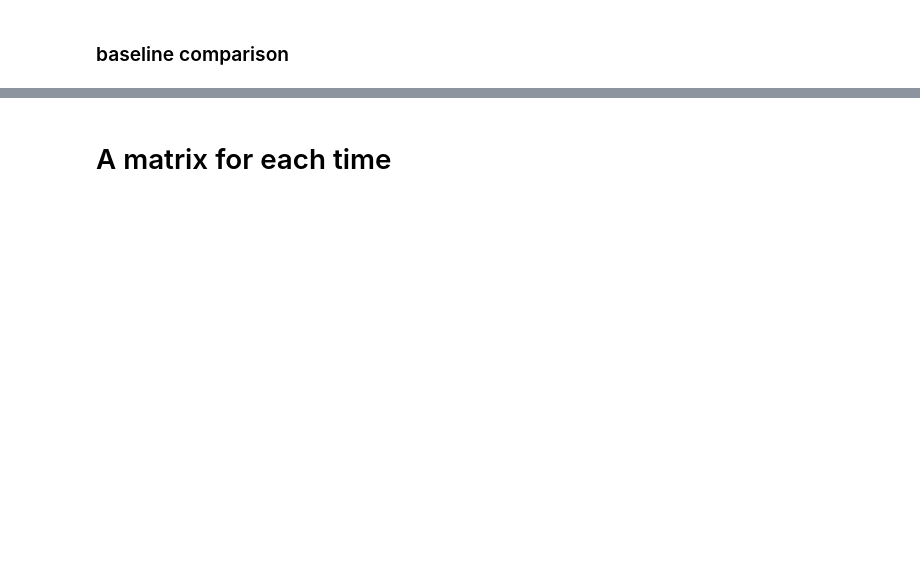
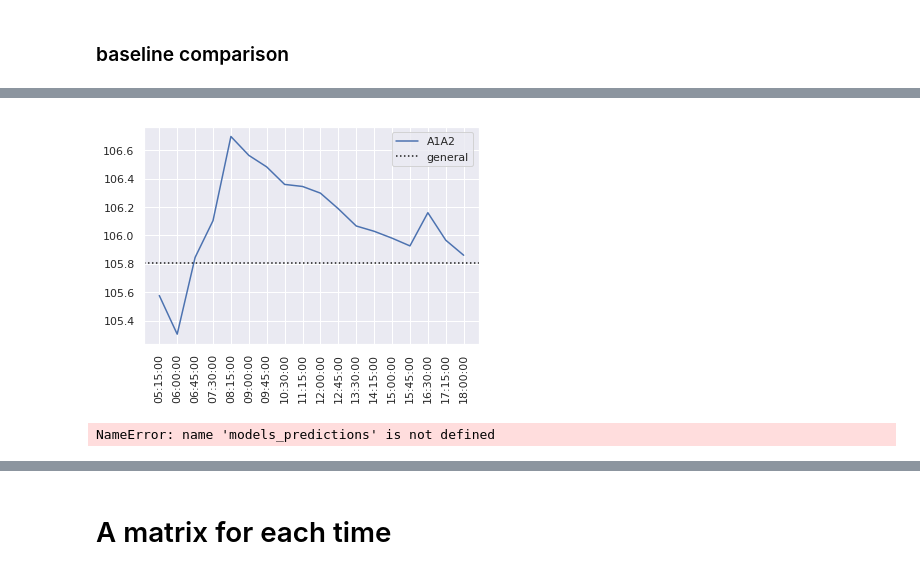
Before and after one commit to bourliam/PRIM, a Jupyter notebook: Notebooks/simple mlp models.ipynb, the cells around one changed output, grey strips where cells are left out. Cells and saved outputs as stored; diff of their text form; code cells hidden in the pictures; blank space fills up the shorter version.

```diff
--- a/Notebooks/simple mlp models.ipynb
+++ b/Notebooks/simple mlp models.ipynb
@@ -348,0 +818,44 @@ df.to_csv("../data/segment_flow.csv")
+# %%
+speedDF= pd.read_pickle("full_day_spped_df.pckl")
+# %%
+all_results_df = pd.read_pickle("allresults_vf3.pckl")
+# all_results_df = pd.read_pickle("allresults_tmp.pckl")
+# %%
+A1_results=all_results_df[['loss','t','left']][all_results_df['left']==True]
+
+A1_results=A1_results.assign(weighted_loss_A1=A1_results.apply(lambda x: (x['t'])*x['loss'] ,axis=1))
+# %%
+A2_results=all_results_df[['loss','t','left']][all_results_df['left']==False]
+
+A2_results=A2_results.assign(weighted_loss_A2=A2_results.apply(lambda x: (55-x['t'])*x['loss'] ,axis=1))
+# %%
+quarters = np.unique(pd.to_datetime(speedDF.columns).time)
+quarters.sort()
+
+weithed_sum=((A1_results.groupby('t').min()['weighted_loss_A1']+A2_results.groupby('t').min()['weighted_loss_A2'])/55)
+plt.plot(weithed_sum,label='A1A2')
+
+plt.axhline(105.80747349038776,label="general",color='k',linestyle=":")
+plt.xticks(ticks=weithed_sum.index, labels=[quarters[t] for t in weithed_sum.index],rotation = 90);
+plt.legend();
+# %% [output]
+[figure, added]
+# %%
+lassopreds = models_predictions['Lasso']
+idxs=[]
+quarters = np.unique(pd.to_datetime(speedDF.columns).time)
+
+for t in range(2,20):
+
+    idxs.append([True if x in quarters[:t]  else False for x in pd.to_datetime(lassopreds.columns).time ])
+
+left_global_error=[mc.mse(speedDF[lassopreds.columns[idx]].values.flatten(),lassopreds[lassopreds.columns[idx]].values.flatten()) for idx in idxs]
+
+idxs=[]
+for t in range(2,20):
+
+    idxs.append([True if x not in quarters[:t]  else False for x in pd.to_datetime(lassopreds.columns).time ])
+
+right_global_error=[mc.mse(speedDF[lassopreds.columns[idx]].values.flatten(),lassopreds[lassopreds.columns[idx]].values.flatten()) for idx in idxs]
+# %% [output]
+NameError: name 'models_predictions' is not defined
```
Also changed, not shown: parts of 75 cells of this notebook, 1 other file.
